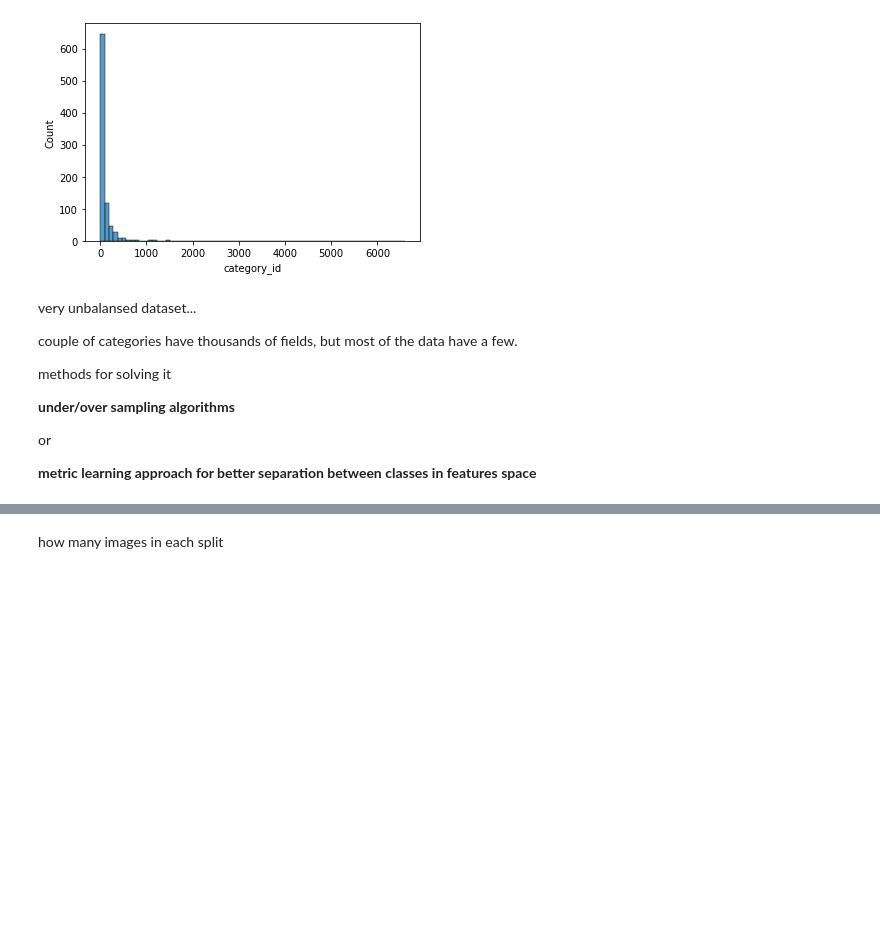
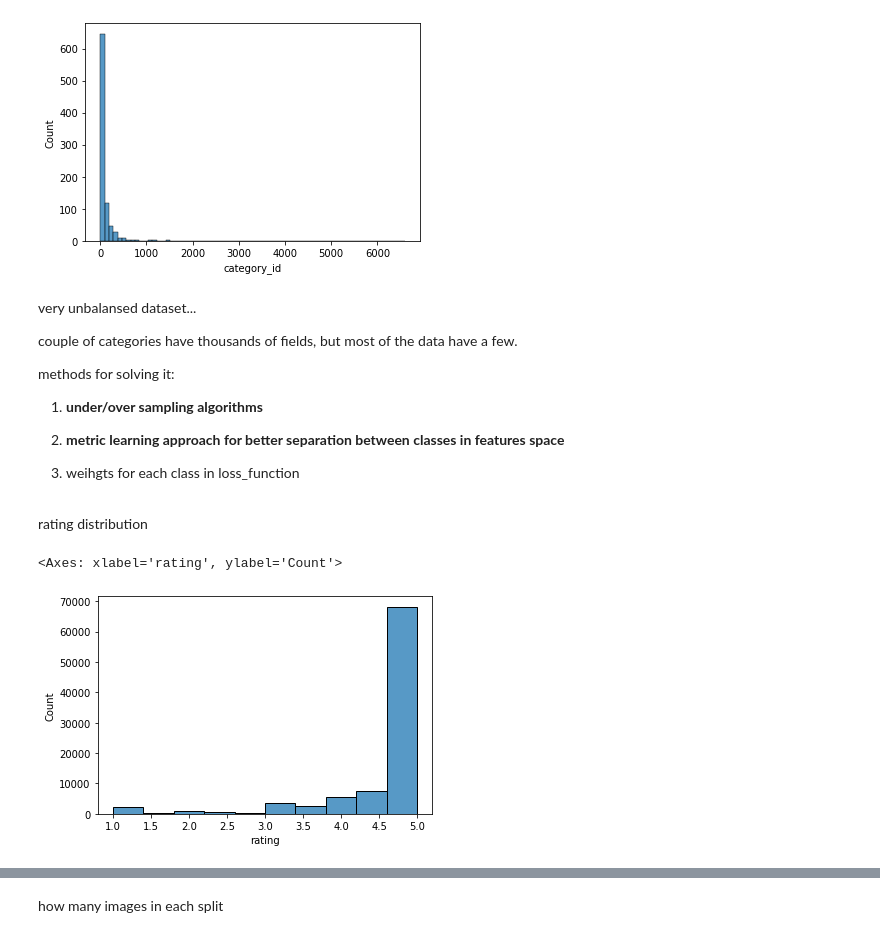
Before and after one commit to Abletobetable/smart-product, a Jupyter notebook: notebooks/EDA_kazan2023.ipynb, the cells around one changed output, grey strips where cells are left out. Drawn from its saved outputs; the diff is of its cells as text; code cells hidden in the pictures; blank space fills up the shorter version.

Commit message:
add more plots in EDA

```diff
--- a/notebooks/EDA_kazan2023.ipynb
+++ b/notebooks/EDA_kazan2023.ipynb
@@ -119,10 +135,17 @@ very unbalansed dataset...
 
 couple of categories have thousands of fields, but most of the data have a few.
 
-methods for solving it
+methods for solving it:
 
-**under/over sampling algorithms**
+1. **under/over sampling algorithms**
 
-or
+2. **metric learning approach for better separation between classes in features space**
 
-**metric learning approach for better separation between classes in features space**
+3. weihgts for each class in loss_function
+# %% [markdown]
+rating distribution
+# %%
+sns.histplot(train_parq['rating'], bins=10)
+# %% [output]
+<Axes: xlabel='rating', ylabel='Count'>
+[figure, added]
```
Also changed, not shown: parts of 5 cells of this notebook.
